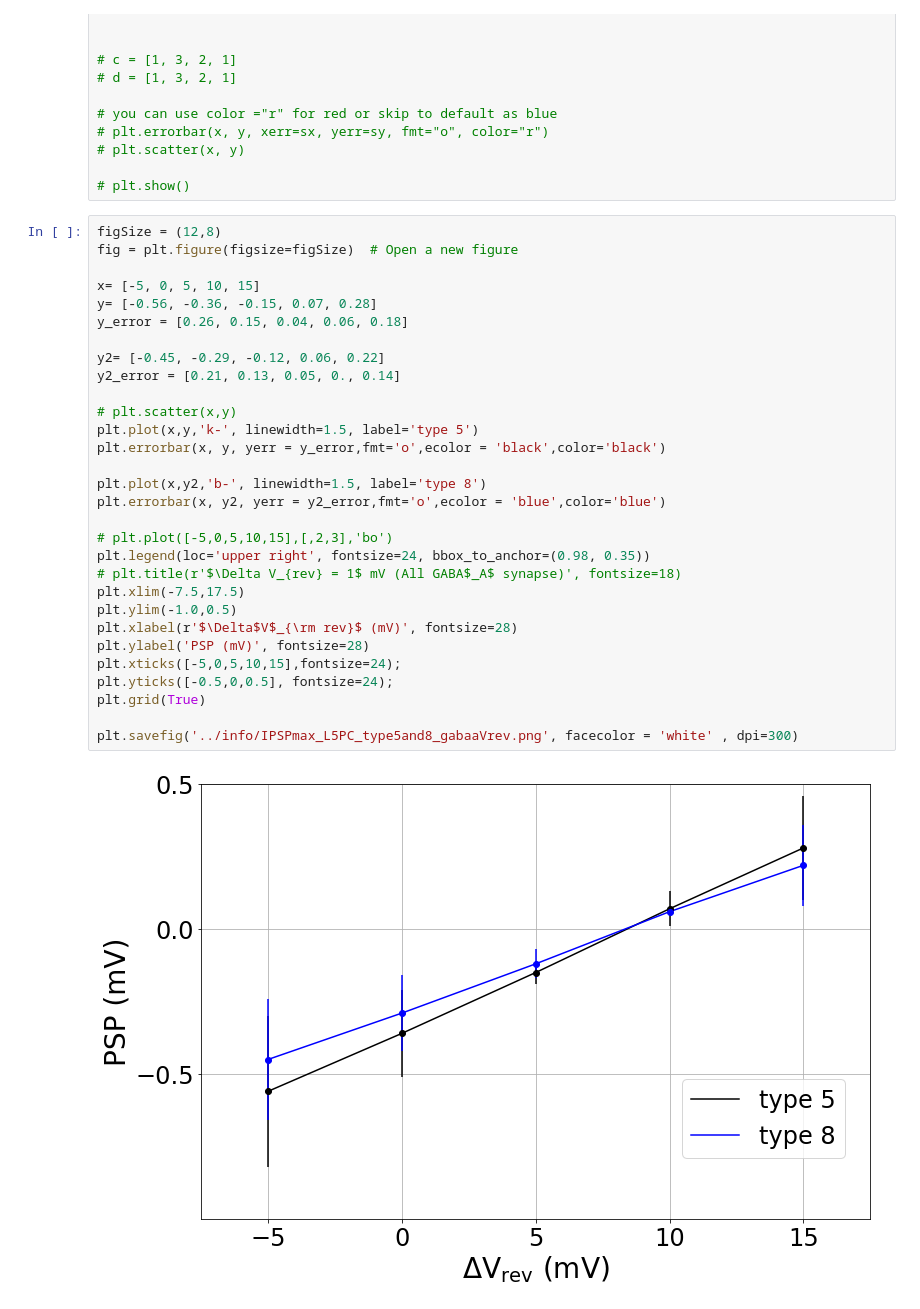
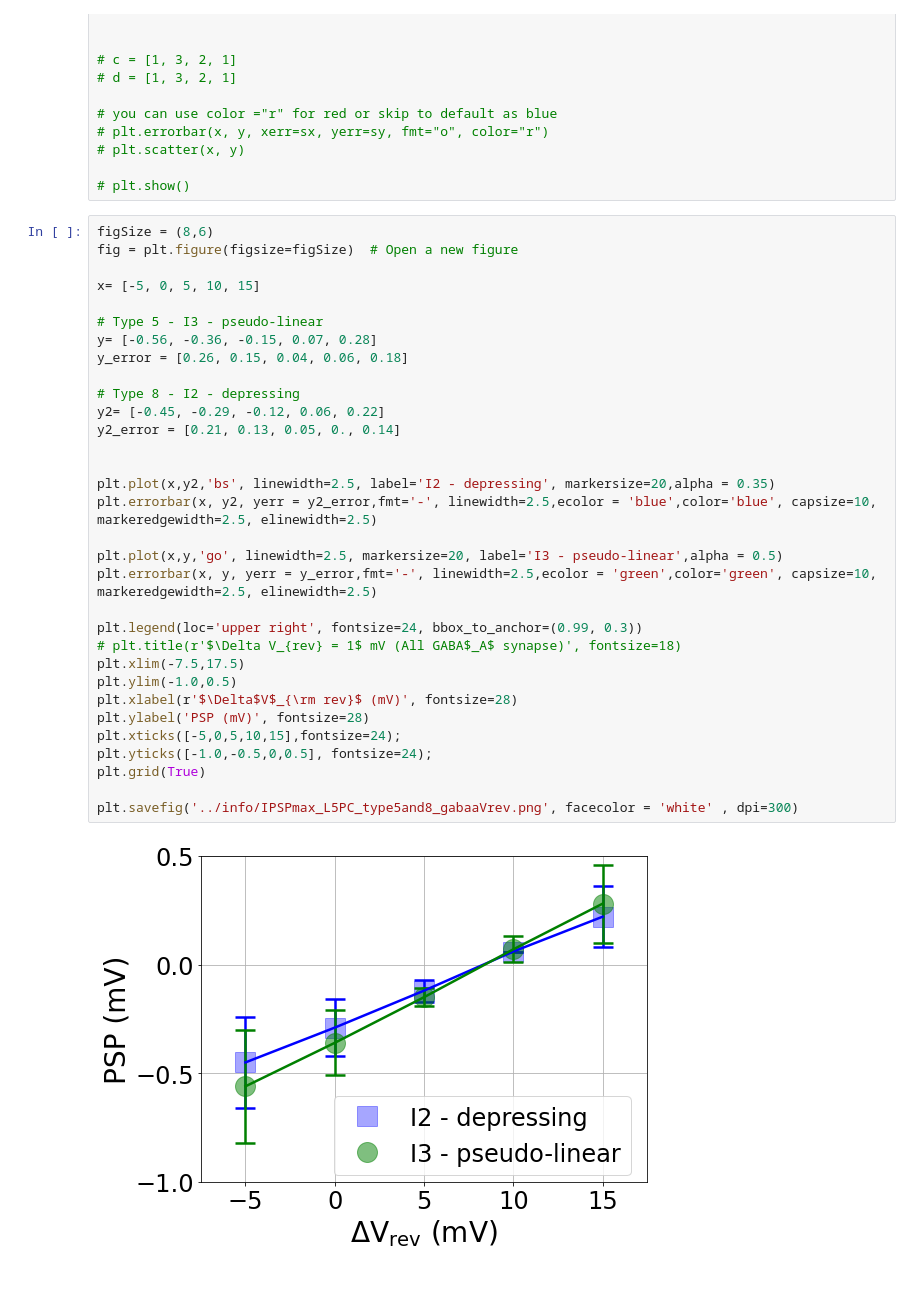
Before and after one commit to suny-downstate-medical-center/S1_HFO, a Jupyter notebook: runSubNets/IPSPmax_L5exc_type5_gabaVrev.ipynb, the cells around one changed output. Drawn from its saved outputs; the diff is of its cells as text; blank space fills up the shorter version.

```diff
--- a/runSubNets/IPSPmax_L5exc_type5_gabaVrev.ipynb
+++ b/runSubNets/IPSPmax_L5exc_type5_gabaVrev.ipynb
@@ -518,35 +518,37 @@ import matplotlib.pyplot as plt
 
 # plt.show()
 # %%
-figSize = (12,8)
+figSize = (8,6)
 fig = plt.figure(figsize=figSize)  # Open a new figure
 
 x= [-5, 0, 5, 10, 15]
+
+# Type 5 - I3 - pseudo-linear
 y= [-0.56, -0.36, -0.15, 0.07, 0.28]
 y_error = [0.26, 0.15, 0.04, 0.06, 0.18]
 
+# Type 8 - I2 - depressing
 y2= [-0.45, -0.29, -0.12, 0.06, 0.22]
 y2_error = [0.21, 0.13, 0.05, 0., 0.14]
 
-# plt.scatter(x,y)
-plt.plot(x,y,'k-', linewidth=1.5, label='type 5')
-plt.errorbar(x, y, yerr = y_error,fmt='o',ecolor = 'black',color='black')
 
-plt.plot(x,y2,'b-', linewidth=1.5, label='type 8')
-plt.errorbar(x, y2, yerr = y2_error,fmt='o',ecolor = 'blue',color='blue')
+plt.plot(x,y2,'bs', linewidth=2.5, label='I2 - depressing', markersize=20,alpha = 0.35)
+plt.errorbar(x, y2, yerr = y2_error,fmt='-', linewidth=2.5,ecolor = 'blue',color='blue', capsize=10, markeredgewidth=2.5, elinewidth=2.5)
 
-# plt.plot([-5,0,5,10,15],[,2,3],'bo')
-plt.legend(loc='upper right', fontsize=24, bbox_to_anchor=(0.98, 0.35))
+plt.plot(x,y,'go', linewidth=2.5, markersize=20, label='I3 - pseudo-linear',alpha = 0.5)
+plt.errorbar(x, y, yerr = y_error,fmt='-', linewidth=2.5,ecolor = 'green',color='green', capsize=10, markeredgewidth=2.5, elinewidth=2.5)
+
+plt.legend(loc='upper right', fontsize=24, bbox_to_anchor=(0.99, 0.3))
 # plt.title(r'$\Delta V_{rev} = 1$ mV (All GABA$_A$ synapse)', fontsize=18)
 plt.xlim(-7.5,17.5)
 plt.ylim(-1.0,0.5)
 plt.xlabel(r'$\Delta$V$_{\rm rev}$ (mV)', fontsize=28)
 plt.ylabel('PSP (mV)', fontsize=28)
 plt.xticks([-5,0,5,10,15],fontsize=24);
-plt.yticks([-0.5,0,0.5], fontsize=24);
+plt.yticks([-1.0,-0.5,0,0.5], fontsize=24);
 plt.grid(True)
 
 plt.savefig('../info/IPSPmax_L5PC_type5and8_gabaaVrev.png', facecolor = 'white' , dpi=300)
 # %% [output]
-[figure, old version]
+[figure, new version]
 # %%
```
Also changed, not shown: parts of 1 cell of this notebook.
